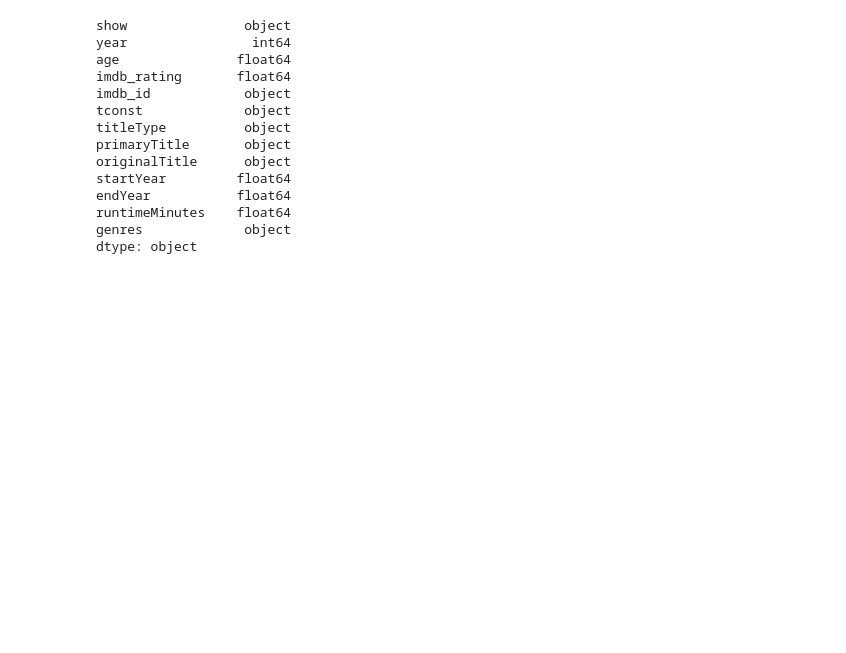
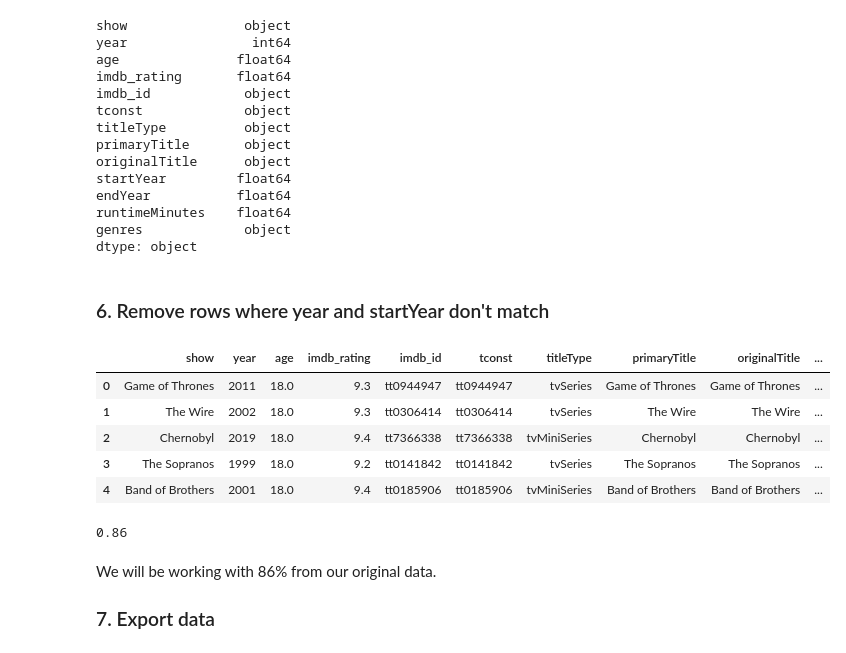
Before and after one commit to ilse-espino/streaming_service_recommender, a Jupyter notebook: Notebooks/03.2_final_cleaning.ipynb, the cells around one changed output. Saved outputs shown, nothing was run; the diff lists cells and outputs as text; code cells hidden in the pictures; blank space fills up the shorter version.

```diff
--- a/Notebooks/03.2_data_types_cleaning.ipynb
+++ b/Notebooks/03.2_final_cleaning.ipynb
@@ -419,5 +462,26 @@ endYear           float64
 runtimeMinutes    float64
 genres             object
 dtype: object
+# %% [markdown]
+### 6. Remove rows where year and startYear don't match
+# %%
+hbo = hbo[hbo["year"] == hbo["startYear"]].reset_index(drop=True)
+
+hbo.head()
+# %% [output]
+|  | show | year | age | imdb_rating | imdb_id | tconst | titleType | primaryTitle | originalTitle | ... |
+| 0 | Game of Thrones | 2011 | 18.0 | 9.3 | tt0944947 | tt0944947 | tvSeries | Game of Thrones | Game of Thrones | ... |
+| 1 | The Wire | 2002 | 18.0 | 9.3 | tt0306414 | tt0306414 | tvSeries | The Wire | The Wire | ... |
+| 2 | Chernobyl | 2019 | 18.0 | 9.4 | tt7366338 | tt7366338 | tvMiniSeries | Chernobyl | Chernobyl | ... |
+| 3 | The Sopranos | 1999 | 18.0 | 9.2 | tt0141842 | tt0141842 | tvSeries | The Sopranos | The Sopranos | ... |
+| 4 | Band of Brothers | 2001 | 18.0 | 9.4 | tt0185906 | tt0185906 | tvMiniSeries | Band of Brothers | Band of Brothers | ... |
+# %%
+len(hbo) / 200
+# %% [output]
+0.86
+# %% [markdown]
+We will be working with 86% from our original data.
+
+### 7. Export data
 # %%
 # hbo.to_pickle(path + "Data/hbo_final_clean.pkl")
```
Also changed, not shown: parts of 13 cells of this notebook, 14 other files.
